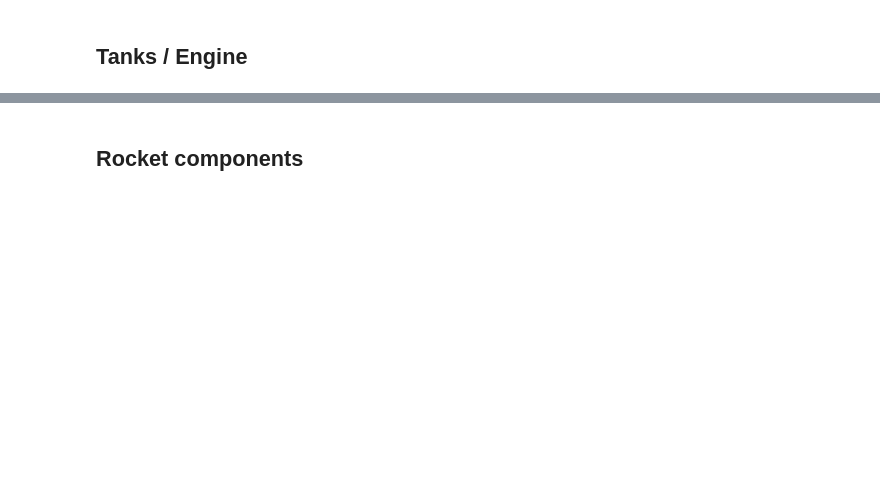
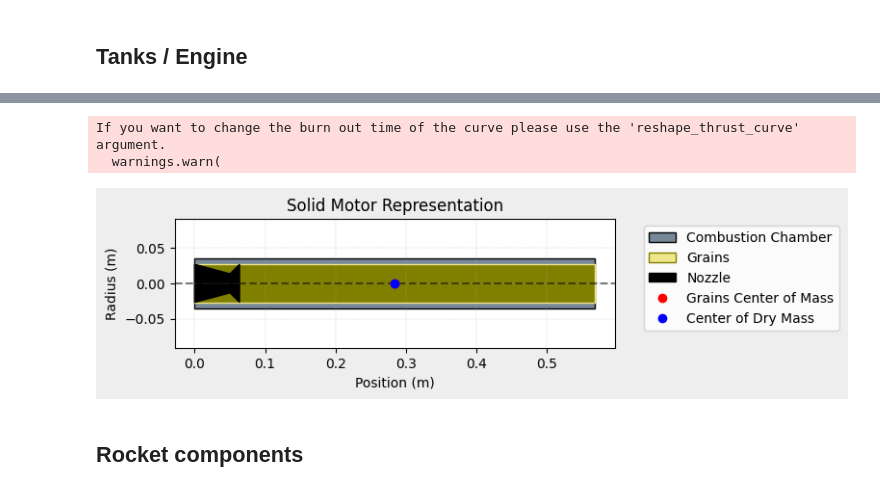
Before and after one commit to SpaceTeam/Lamarr_Flight_Simulation_RocketPy, a Jupyter notebook: Team26_RocketPy_v1_0_0.ipynb, the cells around one changed output, grey strips where cells are left out. Drawn from its saved outputs; the diff is of its cells as text; code cells hidden in the pictures; blank space fills up the shorter version.

```diff
--- a/Team26_RocketPy_v1_0_0.ipynb
+++ b/Team26_RocketPy_v1_0_0.ipynb
@@ -585,3 +573,70 @@ If you want to change the burn out time of the curve please use the 'reshape_thr
+# %%
+if engine_type[0] == "solid":
+
+  parameter_motor = ["thrust"]
+
+  fill_parameters(parameter_motor, "motor_")
+  required = [
+    "name",
+    "total_mass",
+    "propellant_mass",
+    "diameter",
+    "length",
+    "burn_time"
+  ]
+  check_required(parameter_motor, required, "motor")
+
+
+
+  defaults = {
+    "motor_coordinate_system_orientation" : "nozzle_to_combustion_chamber",                # K       # preset (= 25°C)
+    "motor_dry_inertia":(0.1, 0.1, 0.001),
+    "holddown_time":0,
+
+  }
+  add_defaults(parameter_motor, defaults)
+
+  # add_defaults(parameter_motor, defaults)
+
+  motors = []
+
+  for motor_vals in generate_combinations(parameter_motor):
+
+    motor_volume            = pi * ((motor_vals["motor_diameter"] /1000 /2) ** 2) * motor_vals["motor_length"] /1000     #m³
+    motor_grain_density     = (motor_vals["motor_propellant_mass"] /1000)/motor_volume          #kg/m³
+
+    motor = SolidMotor(
+      thrust_source                   = "./" + project + "/" + motor_vals["thrust"],
+      dry_mass                        = motor_vals["motor_total_mass"] /1000 - motor_vals["motor_propellant_mass"] /1000,
+      dry_inertia                     = motor_vals["motor_dry_inertia"],                        #kg*m²   #guess / not so relevant
+      nozzle_radius                   = motor_vals["motor_diameter"] /1000 /2,
+      grain_number                    = 1,
+      grain_density                   = motor_grain_density,
+      grain_outer_radius              = motor_vals["motor_diameter"] /1000 /2,
+      grain_initial_inner_radius      = 0,
+      grain_initial_height            = motor_vals["motor_length"] /1000,
+      grain_separation                = 0,
+      grains_center_of_mass_position  = motor_vals["motor_length"] /1000 / 2,
+      center_of_dry_mass_position     = motor_vals["motor_length"] /1000 / 2,
+      nozzle_position                 = 0,
+      burn_time                       = motor_vals["motor_burn_time"],
+      throat_radius                   = motor_vals["motor_diameter"] /1000 /2 / 2,
+      coordinate_system_orientation   = motor_vals["motor_coordinate_system_orientation"],
+    )
+    # motor.all_info()
+
+    attach_meta(motor, {
+        k: motor_vals[k]
+        for k in variables
+        if k in motor_vals
+    })
+    motors.append(motor)
+  register("motor", motors)
+  motor.draw()
+# %% [output]
+If you want to change the burn out time of the curve please use the 'reshape_thrust_curve' argument.
+  warnings.warn(
+[figure, added]
 # %% [markdown]
 ## Rocket components
 # %%
```
Also changed, not shown: parts of 27 cells of this notebook, 10 other files.
